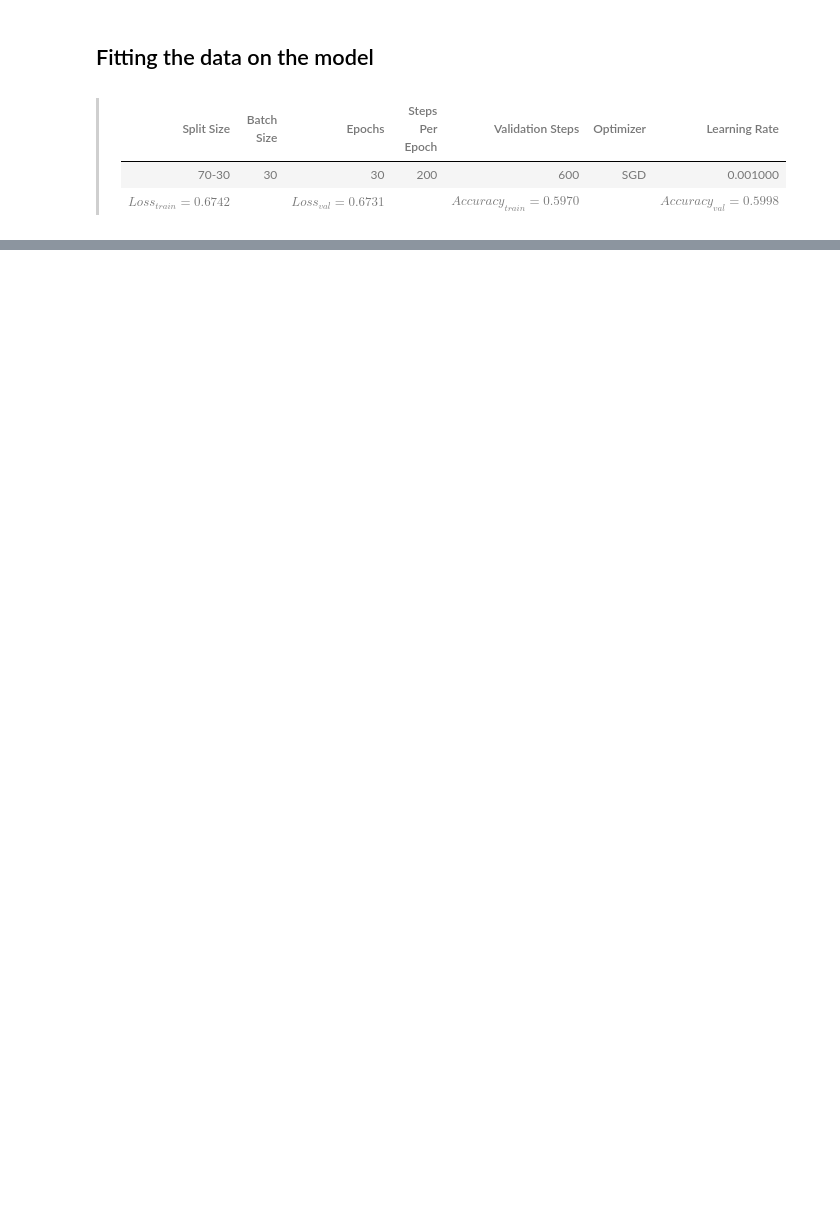
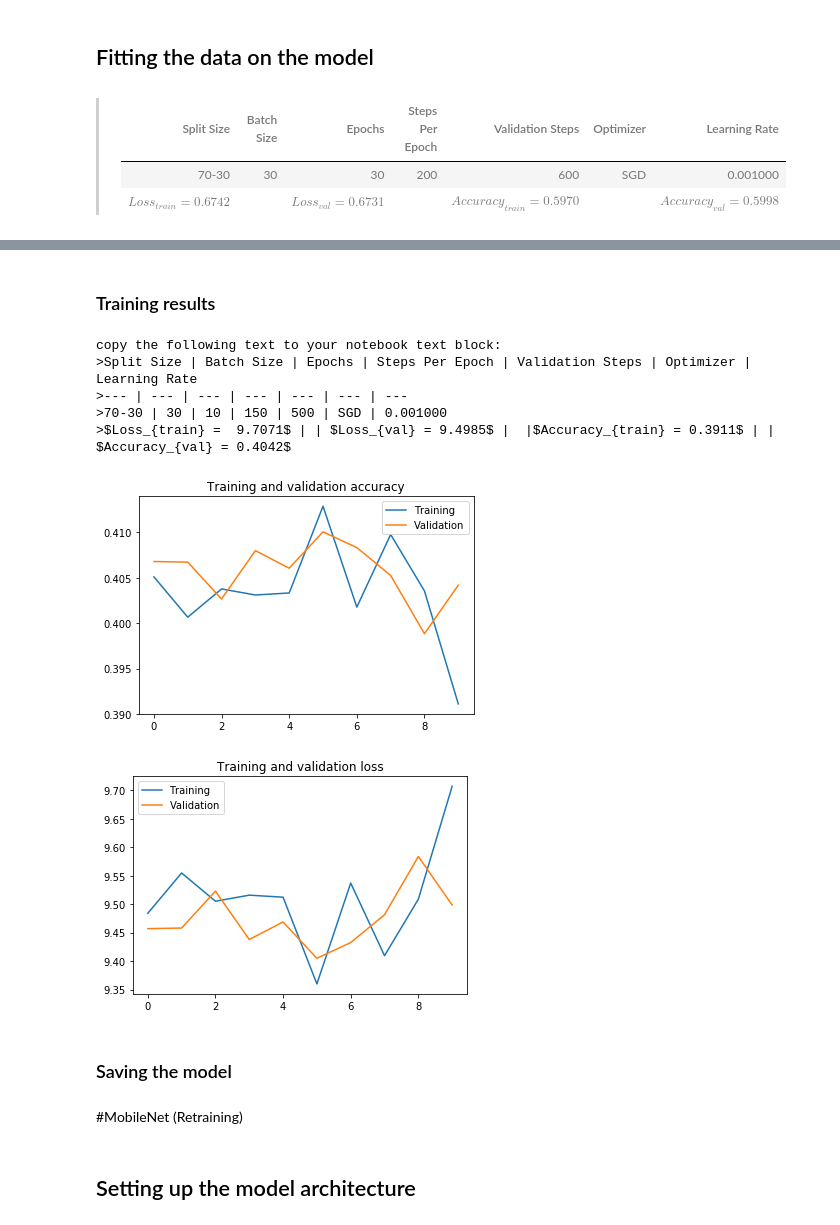
Before and after one commit to Medical-Imaging-Diagnostic-Lab/Cancer-Predictor, a Jupyter notebook: notebooks/histopathologic-cancer-detection.ipynb, the cells around one changed output, grey strips where cells are left out. Drawn from its saved outputs; the diff is of its cells as text; code cells hidden in the pictures; blank space fills up the shorter version.

```diff
--- a/notebooks/histopathologic-cancer-detection.ipynb
+++ b/notebooks/histopathologic-cancer-detection.ipynb
@@ -793,0 +888,9 @@ copy the following text to your notebook text block:
+# %%
+from keras.applications.inception_resnet_v2 import InceptionResNetV2
+
+predefined_model = InceptionResNetV2(
+    input_shape=(100, 100, 3),
+    weights=None,
+    include_top=True,
+    classes=1)
+predefined_model.summary()
@@ -793,0 +922,21 @@ copy the following text to your notebook text block:
+# %%
+learning_rate = 0.001
+steps_per_epoch = 150
+epochs = 10
+validation_steps = 500
+optimizer=SGD(lr=learning_rate)
+# %%
+predefined_model.compile(
+    optimizer=optimizer,
+    loss='binary_crossentropy',
+    metrics=['acc'])
+
+
+history = predefined_model.fit_generator(
+    generator=train_generator,
+    steps_per_epoch=steps_per_epoch,
+    epochs=epochs,
+    verbose=1,
+    validation_data=val_generator,
+    validation_steps=validation_steps
+)
@@ -793,0 +964,25 @@ copy the following text to your notebook text block:
+# %% [markdown]
+### Training results
+# %%
+get_training_metrics(
+    train_split_percentage=train_percentage,
+    history=history,
+    optimizer=optimizer,
+    learning_rate=learning_rate,
+    steps_per_epoch=steps_per_epoch,
+    total_epochs=epochs,
+    validation_steps=validation_steps,
+    batch_size=batch_size,
+    print_table_header=True)
+
+plot_training(history)
+# %% [output]
+copy the following text to your notebook text block:
+>Split Size | Batch Size | Epochs | Steps Per Epoch | Validation Steps | Optimizer | Learning Rate
+>--- | --- | --- | --- | --- | --- | ---
+>70-30 | 30 | 10 | 150 | 500 | SGD | 0.001000
+>$Loss_{train} =  9.7071$ | | $Loss_{val} = 9.4985$ |  |$Accuracy_{train} = 0.3911$ | |  $Accuracy_{val} = 0.4042$
+[figure, added]
+[figure, added]
+# %% [markdown]
+### Saving the model
@@ -793,0 +992,4 @@ copy the following text to your notebook text block:
+# %% [markdown]
+#MobileNet (Retraining)
+# %% [markdown]
+## Setting up the model architecture
```
Also changed, not shown: parts of 122 cells of this notebook.
